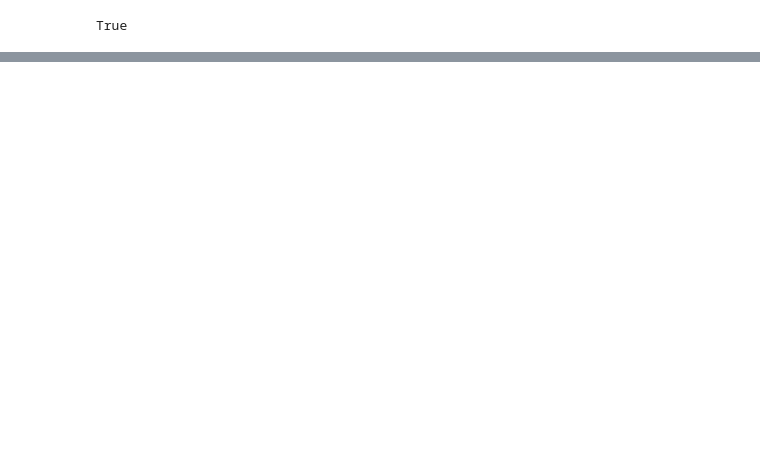
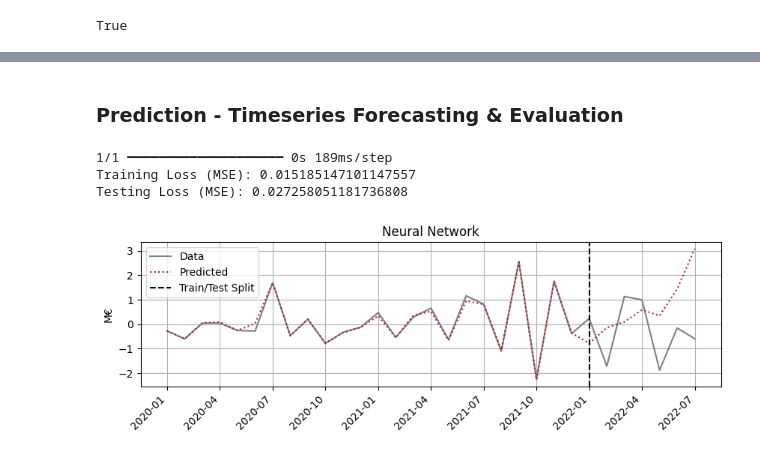
Before and after one commit to ElioDiNino/CPEN400Q-Project, a Jupyter notebook: src/demo.ipynb, the cells around one changed output, grey strips where cells are left out. Drawn from its saved outputs; the diff is of its cells as text; code cells hidden in the pictures; blank space fills up the shorter version.

```diff
--- a/src/demo.ipynb
+++ b/src/demo.ipynb
@@ -185,0 +254,3 @@ plot_sales_growth(
+# %%
+nn = NeuralNetwork()
+nn.train(X_train, y_train)
@@ -185,0 +275,35 @@ plot_sales_growth(
+# %% [markdown]
+### Prediction - Timeseries Forecasting & Evaluation
+# %%
+predictions = nn.predict(X)
+
+train_mse = np.mean((predictions[:train_test_split_index] - y_train) ** 2)
+test_mse = np.mean((predictions[train_test_split_index:] - y_test) ** 2)
+
+print(f"Training Loss (MSE): {train_mse}")
+print(f"Testing Loss (MSE): {test_mse}")
+# %% [output]
+1/1 ━━━━━━━━━━━━━━━━━━━━ 0s 189ms/step
+Training Loss (MSE): 0.015185147101147557
+Testing Loss (MSE): 0.027258051181736808
+# %%
+# Post process X
+X_pred_scaled = ForecastingMethod.post_process_data(
+    predictions, min_value, max_value, initial_value, scale_to_range=True
+)
+# Post process y
+y_scaled = ForecastingMethod.post_process_data(
+    y, min_value, max_value, initial_value, scale_to_range=True
+)
+
+plot_sales_growth(
+    START_DATE,
+    y_scaled,
+    X_pred_scaled,
+    pred_linestyle=":",
+    pred_color="firebrick",
+    title="Neural Network",
+    train_test_split=train_test_split_index,
+)
+# %% [output]
+[figure, added]
```
Also changed, not shown: parts of 19 cells of this notebook.
